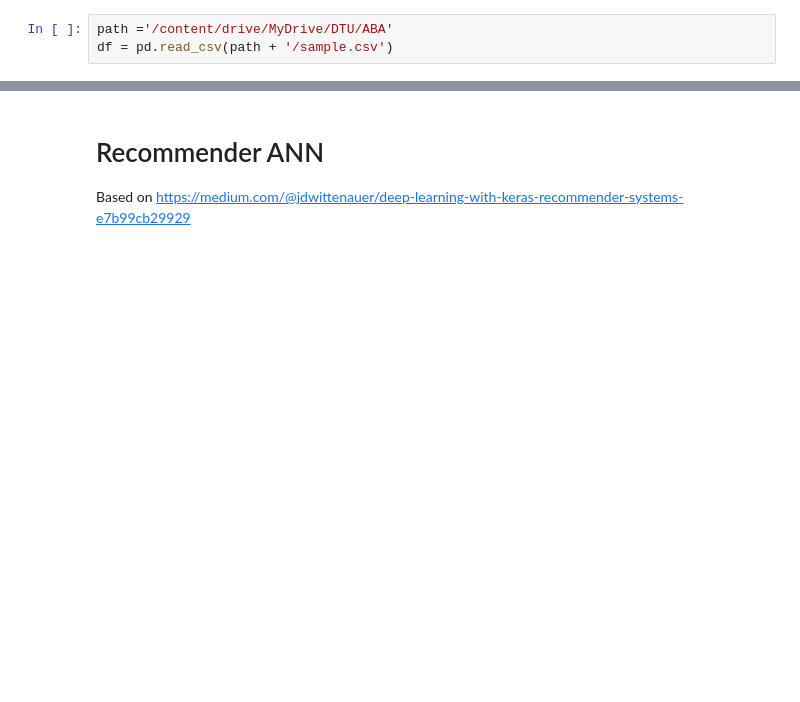
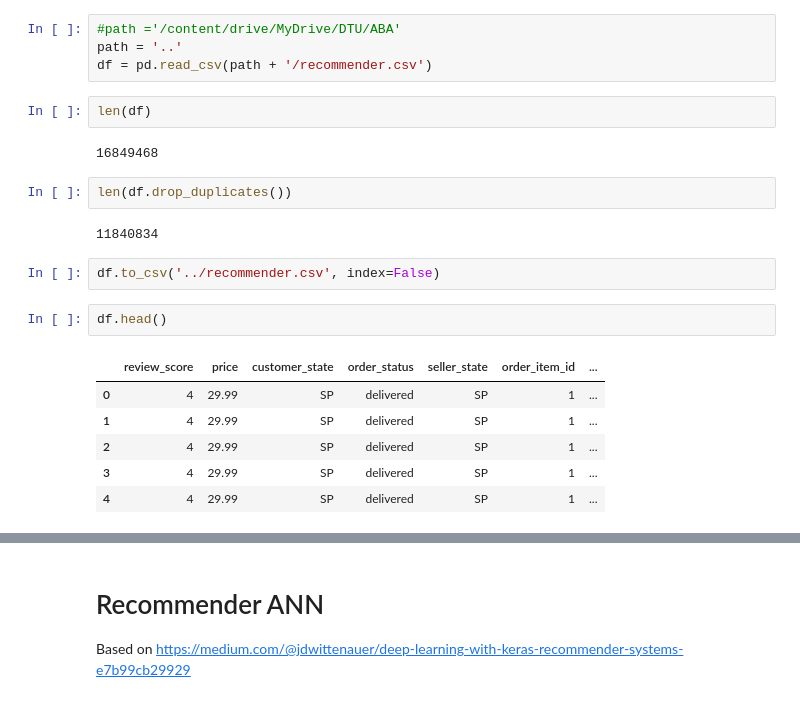
Before and after one commit to georgezefko/E-Commerce-Data-Analysis-Recommender-System, a Jupyter notebook: DL_recommender_classifier.ipynb, the cells around one changed output, grey strips where cells are left out. Cells and saved outputs as stored; diff of their text form; blank space fills up the shorter version.

```diff
--- a/DL_recommender_classifier.ipynb
+++ b/DL_recommender_classifier.ipynb
@@ -55,3 +31,23 @@ from keras import backend
 # %%
-path ='/content/drive/MyDrive/DTU/ABA'
-df = pd.read_csv(path + '/sample.csv')
+#path ='/content/drive/MyDrive/DTU/ABA'
+path = '..'
+df = pd.read_csv(path + '/recommender.csv')
+# %%
+len(df)
+# %% [output]
+16849468
+# %%
+len(df.drop_duplicates())
+# %% [output]
+11840834
+# %%
+df.to_csv('../recommender.csv', index=False)
+# %%
+df.head()
+# %% [output]
+|  | review_score | price | customer_state | order_status | seller_state | order_item_id | ... |
+| 0 | 4 | 29.99 | SP | delivered | SP | 1 | ... |
+| 1 | 4 | 29.99 | SP | delivered | SP | 1 | ... |
+| 2 | 4 | 29.99 | SP | delivered | SP | 1 | ... |
+| 3 | 4 | 29.99 | SP | delivered | SP | 1 | ... |
+| 4 | 4 | 29.99 | SP | delivered | SP | 1 | ... |
```
Also changed, not shown: parts of 35 cells of this notebook, 6 other files.
